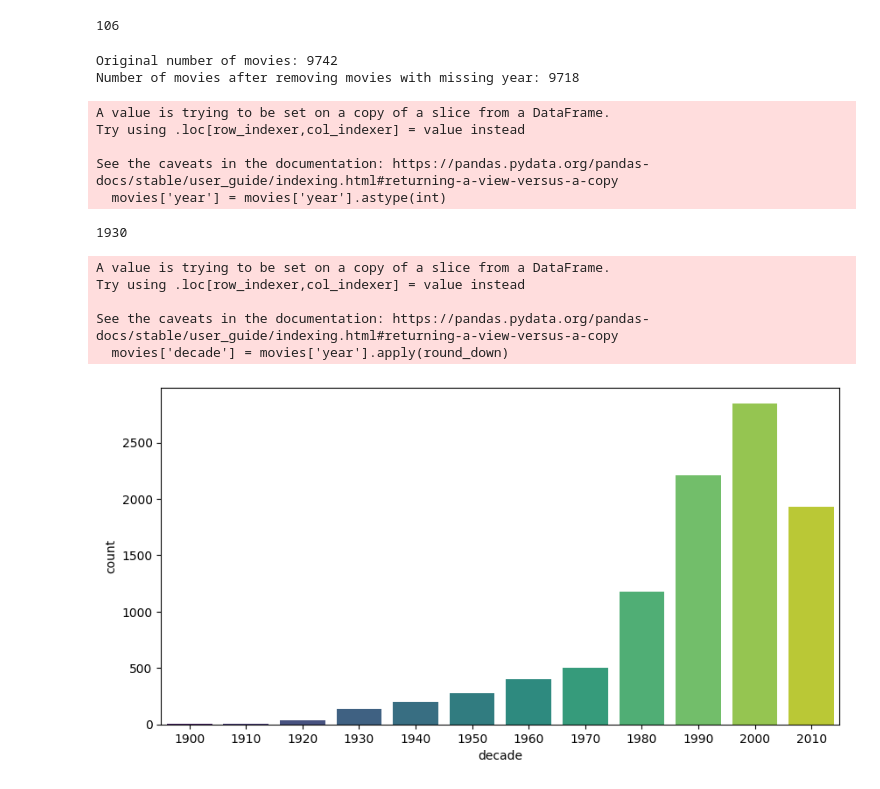
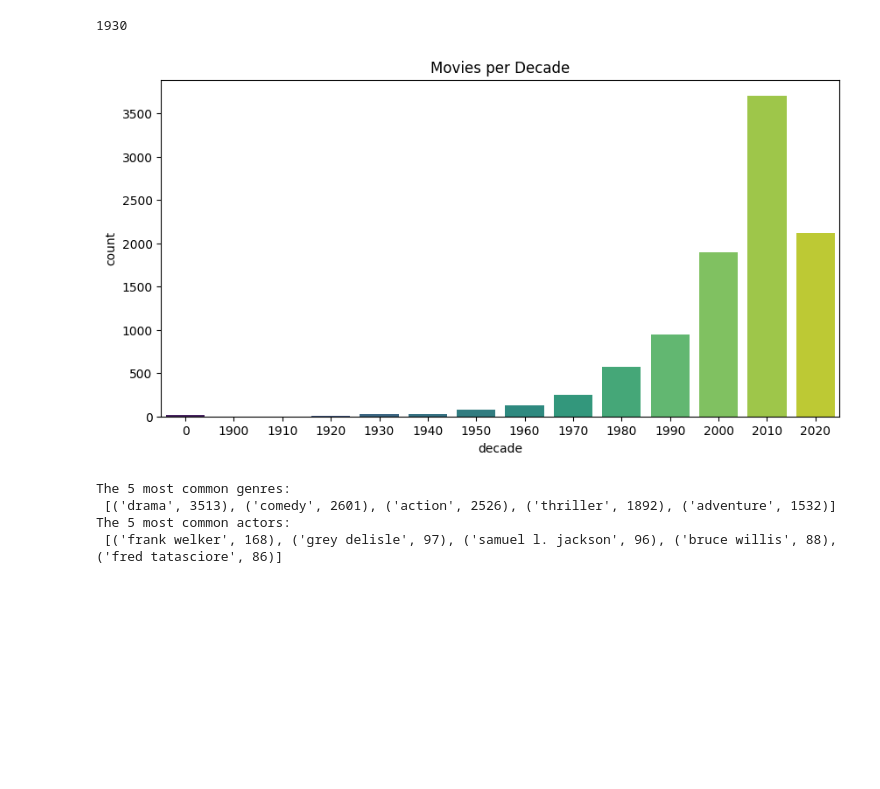
Before and after one commit to shreemit/movie-recs, a Jupyter notebook: notebooks/content_based.ipynb, the cells around one changed output. Drawn from its saved outputs; the diff is of its cells as text; code cells hidden in the pictures; blank space fills up the shorter version.

```diff
--- a/notebooks/content_based.ipynb
+++ b/notebooks/content_based.ipynb
@@ -8,9 +10,13 @@ import seaborn as sns
 import warnings
 warnings.simplefilter(action='ignore', category=FutureWarning)
 # %%
-movies = pd.read_csv('../movies.csv')
-movies['genres'] = movies['genres'].apply(lambda x: x.split("|"))
-ratings = pd.read_csv('../ratings.csv')
+movies = pd.read_json('../data/movies.jsonl.gz', lines=True)
+# movies['genres'] = movies['genres'].apply(lambda x: x.split("|"))
+ratings = pd.read_csv('../data/ratings.csv')
+# movies['genres'] = movies['genres'].astype(str).str.replace('[', '').str.replace(']', '').str.replace("'", '')
+# %%
+movies['genres'] = movies['genres'].apply(lambda x: [i.lower() for i in x])
+movies['actors'] = movies['actors'].apply(lambda x: [i.lower() for i in x])
 # %%
 from collections import Counter
 
@@ -58,33 +51 @@ plt.show()
-# %%
-import re
-
-def extract_year_from_title(title):
-    t = title.split(' ')
-    year = None
-    if re.search(r'\(\d+\)', t[-1]):
-        year = t[-1].strip('()')
-        year = int(year)
-    return year
-
-movies['year'] = movies['title'].apply(extract_year_from_title)
-# %%
-movies['year'].nunique()
-# %% [output]
-106
-# %%
-print(f"Original number of movies: {movies['movieId'].nunique()}")
-movies = movies[~movies['year'].isnull()]
-print(f"Number of movies after removing movies with missing year: {movies['movieId'].nunique()}")
-# %% [output]
-Original number of movies: 9742
-Number of movies after removing movies with missing year: 9718
-# %%
-# change the format of the year column
-movies['year'] = movies['year'].astype(int)
-# %% [output]
-A value is trying to be set on a copy of a slice from a DataFrame.
-Try using .loc[row_indexer,col_indexer] = value instead
-
-See the caveats in the documentation: https://pandas.pydata.org/pandas-docs/stable/user_guide/indexing.html#returning-a-view-versus-a-copy
-  movies['year'] = movies['year'].astype(int)
 # %%
@@ -96,16 +58,18 @@ round_down(1932)
 1930
 # %%
 movies['decade'] = movies['year'].apply(round_down)
-# %% [output]
-A value is trying to be set on a copy of a slice from a DataFrame.
-Try using .loc[row_indexer,col_indexer] = value instead
-
-See the caveats in the documentation: https://pandas.pydata.org/pandas-docs/stable/user_guide/indexing.html#returning-a-view-versus-a-copy
-  movies['decade'] = movies['year'].apply(round_down)
 # %%
-# bar plot of the number of movies per decade
 plt.figure(figsize=(10,5))
 sns.countplot(x='decade', data=movies, palette='viridis')
+plt.title('Movies per Decade')
 plt.show()
 # %% [output]
-[figure, old version]
+[figure, new version]
+# %%
+print("The 5 most common genres: \n", genres_counts.most_common(5))
+print("The 5 most common actors: \n", actors_counts.most_common(5))
+# %% [output]
+The 5 most common genres:
+ [('drama', 3513), ('comedy', 2601), ('action', 2526), ('thriller', 1892), ('adventure', 1532)]
+The 5 most common actors:
+ [('frank welker', 168), ('grey delisle', 97), ('samuel l. jackson', 96), ('bruce willis', 88), ('fred tatasciore', 86)]
```
Also changed, not shown: parts of 24 cells of this notebook, 16 other files.
